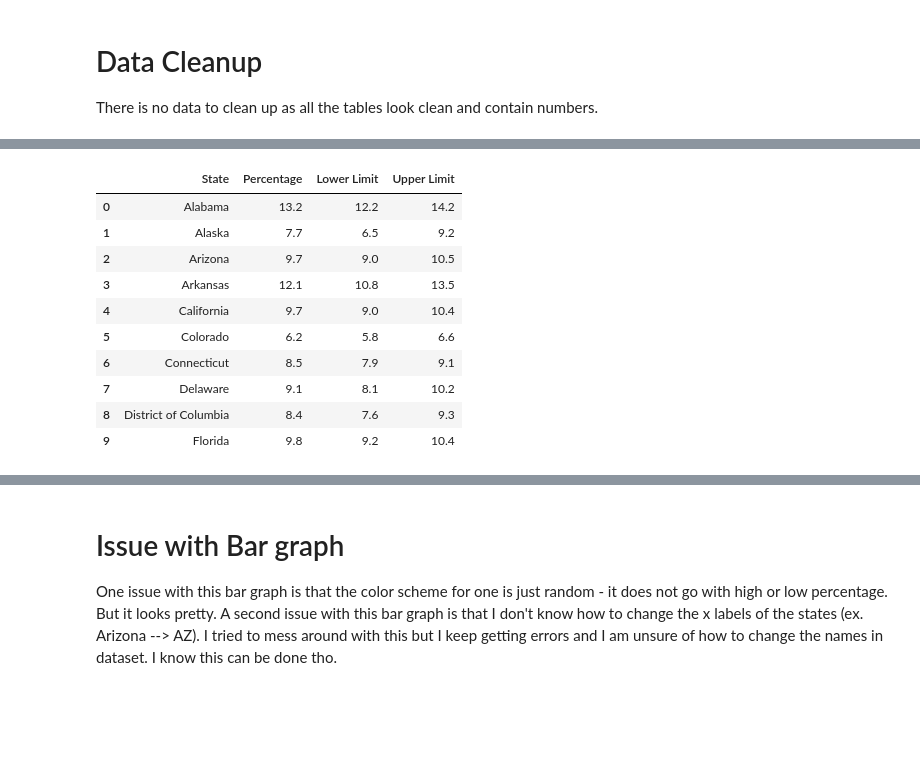
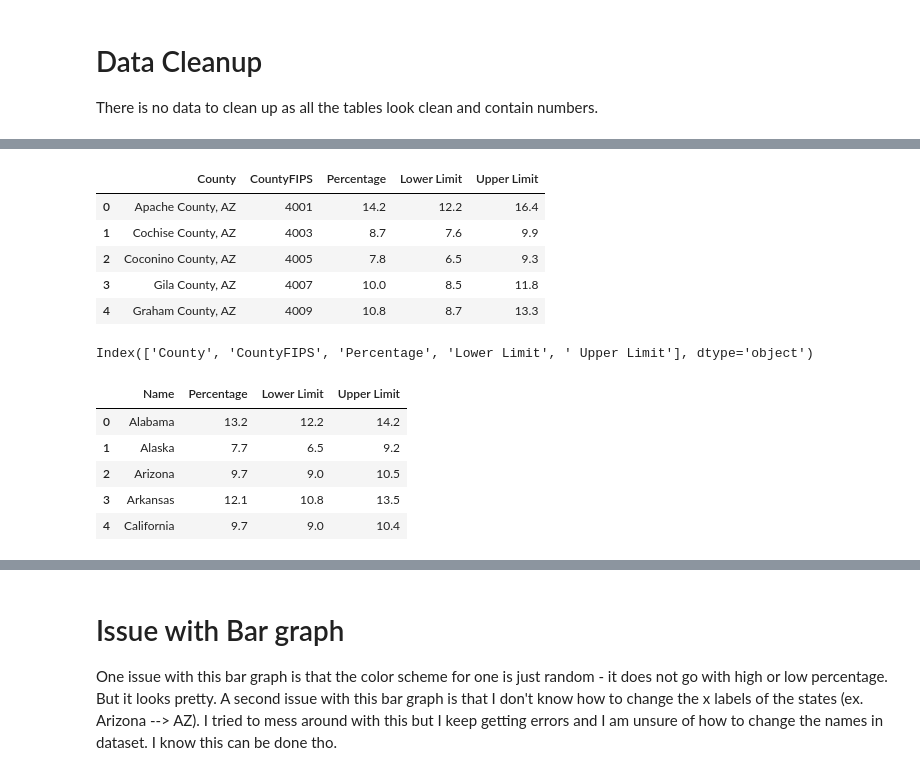
Before and after one commit to ContextLab/storytelling-with-data, a Jupyter notebook: data-stories/diabetes-data/Hackathon2_DiabetesProject.ipynb, the cells around one changed output, grey strips where cells are left out. Cells and saved outputs as stored; diff of their text form; code cells hidden in the pictures; blank space fills up the shorter version.

```diff
--- a/data-stories/diabetes-data/Hackathon2_DiabetesProject.ipynb
+++ b/data-stories/diabetes-data/Hackathon2_DiabetesProject.ipynb
@@ -56,14 +32,22 @@ data_two.head(10)
-# %%
-data_three.head(10)
-# %% [output]
-|  | State | Percentage | Lower Limit | Upper Limit |
-| 0 | Alabama | 13.2 | 12.2 | 14.2 |
-| 1 | Alaska | 7.7 | 6.5 | 9.2 |
-| 2 | Arizona | 9.7 | 9.0 | 10.5 |
-| 3 | Arkansas | 12.1 | 10.8 | 13.5 |
-| 4 | California | 9.7 | 9.0 | 10.4 |
-| 5 | Colorado | 6.2 | 5.8 | 6.6 |
-| 6 | Connecticut | 8.5 | 7.9 | 9.1 |
-| 7 | Delaware | 9.1 | 8.1 | 10.2 |
-| 8 | District of Columbia | 8.4 | 7.6 | 9.3 |
-| 9 | Florida | 9.8 | 9.2 | 10.4 |
+# %%
+new_d.head()
+# %% [output]
+|  | County | CountyFIPS | Percentage | Lower Limit | Upper Limit |
+| 0 | Apache County, AZ | 4001 | 14.2 | 12.2 | 16.4 |
+| 1 | Cochise County, AZ | 4003 | 8.7 | 7.6 | 9.9 |
+| 2 | Coconino County, AZ | 4005 | 7.8 | 6.5 | 9.3 |
+| 3 | Gila County, AZ | 4007 | 10.0 | 8.5 | 11.8 |
+| 4 | Graham County, AZ | 4009 | 10.8 | 8.7 | 13.3 |
+# %%
+new_d.columns
+# %% [output]
+Index(['County', 'CountyFIPS', 'Percentage', 'Lower Limit', ' Upper Limit'], dtype='object')
+# %%
+alld.head()
+# %% [output]
+|  | Name | Percentage | Lower Limit | Upper Limit |
+| 0 | Alabama | 13.2 | 12.2 | 14.2 |
+| 1 | Alaska | 7.7 | 6.5 | 9.2 |
+| 2 | Arizona | 9.7 | 9.0 | 10.5 |
+| 3 | Arkansas | 12.1 | 10.8 | 13.5 |
+| 4 | California | 9.7 | 9.0 | 10.4 |
```
Also changed, not shown: parts of 15 cells of this notebook, 4 other files.
